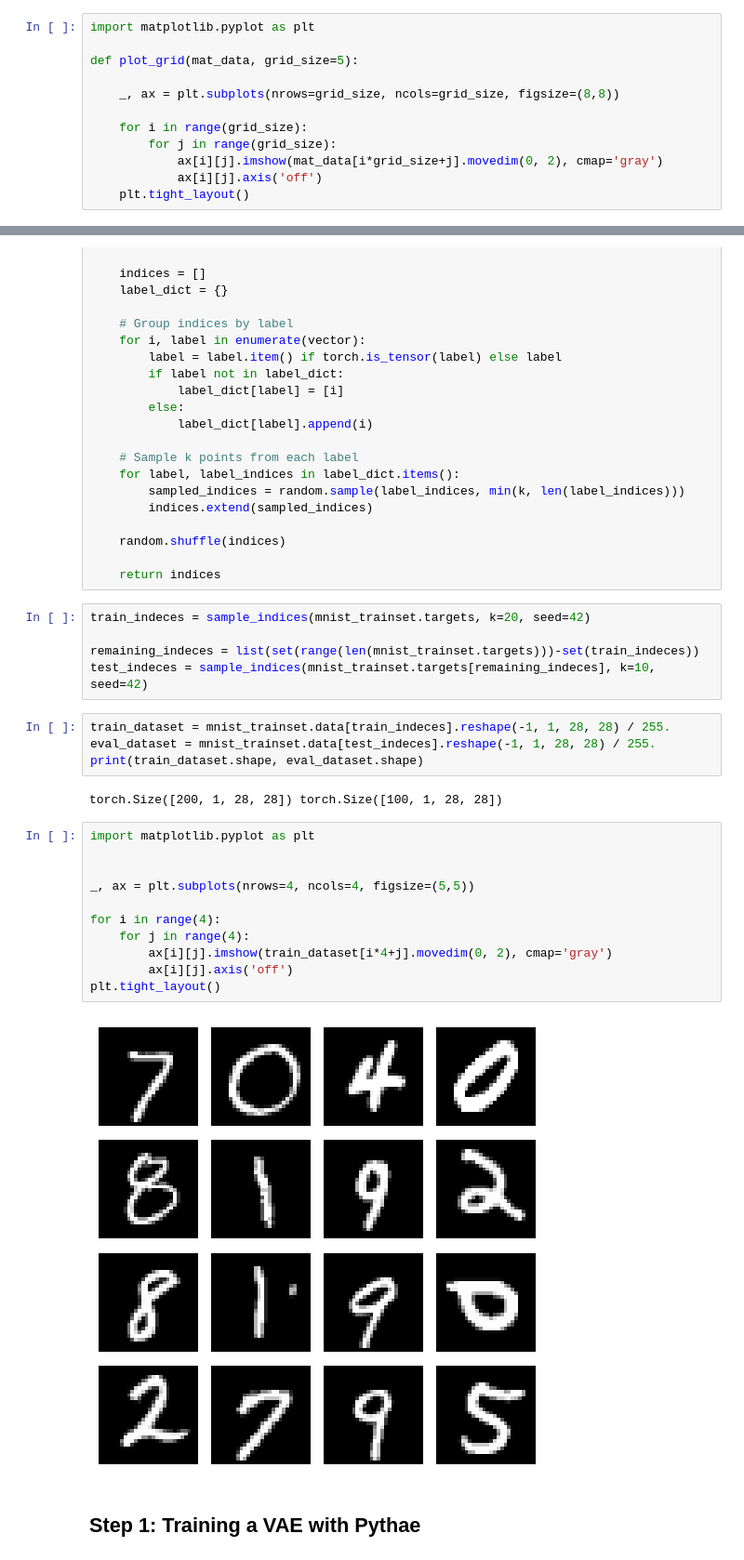
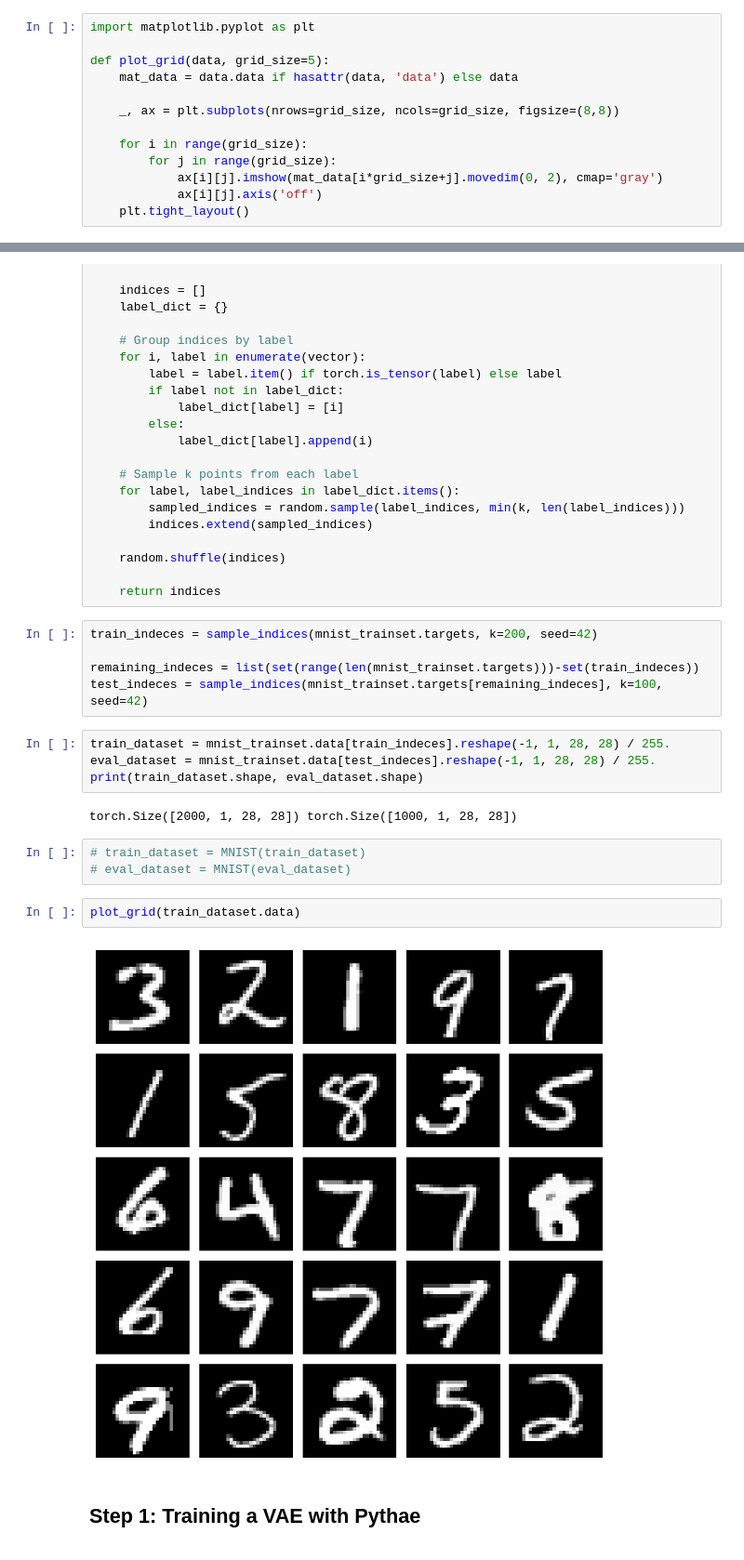
Before and after one commit to dmandache/ModelDegeneration, a Jupyter notebook: test_pythae.ipynb, the cells around one changed output, grey strips where cells are left out. Shown at 93% size. Drawn from its saved outputs; the diff is of its cells as text.

Commit message:
Changes to be committed: 	modified:   main.py 	modified:   slurm_script_generator.py 	modified:   test_pythae.ipynb

```diff
--- a/test_pythae.ipynb
+++ b/test_pythae.ipynb
@@ -9,7 +11,8 @@ To run this notebook you will need a Python version >=3.8
 # %%
 import matplotlib.pyplot as plt
 
-def plot_grid(mat_data, grid_size=5):
+def plot_grid(data, grid_size=5):
+    mat_data = data.data if hasattr(data, 'data') else data
 
     _, ax = plt.subplots(nrows=grid_size, ncols=grid_size, figsize=(8,8))
 
@@ -75,29 +78,23 @@ def sample_indices(vector, k, seed=None):
 
     return indices
 # %%
-train_indeces = sample_indices(mnist_trainset.targets, k=20, seed=42)
+train_indeces = sample_indices(mnist_trainset.targets, k=200, seed=42)
 
 remaining_indeces = list(set(range(len(mnist_trainset.targets)))-set(train_indeces))
-test_indeces = sample_indices(mnist_trainset.targets[remaining_indeces], k=10, seed=42)
+test_indeces = sample_indices(mnist_trainset.targets[remaining_indeces], k=100, seed=42)
 # %%
 train_dataset = mnist_trainset.data[train_indeces].reshape(-1, 1, 28, 28) / 255.
 eval_dataset = mnist_trainset.data[test_indeces].reshape(-1, 1, 28, 28) / 255.
 print(train_dataset.shape, eval_dataset.shape)
 # %% [output]
-torch.Size([200, 1, 28, 28]) torch.Size([100, 1, 28, 28])
+torch.Size([2000, 1, 28, 28]) torch.Size([1000, 1, 28, 28])
-# %%
-import matplotlib.pyplot as plt
-
-
-_, ax = plt.subplots(nrows=4, ncols=4, figsize=(5,5))
-
-for i in range(4):
-    for j in range(4):
-        ax[i][j].imshow(train_dataset[i*4+j].movedim(0, 2), cmap='gray')
-        ax[i][j].axis('off')
-plt.tight_layout()
-# %% [output]
-[figure, removed]
+# %%
+# train_dataset = MNIST(train_dataset)
+# eval_dataset = MNIST(eval_dataset)
+# %%
+plot_grid(train_dataset.data)
+# %% [output]
+[figure, added]
 # %% [markdown]
 ## Step 1: Training a VAE with Pythae
 # %%
```
Also changed, not shown: parts of 16 cells of this notebook, 2 other files.
